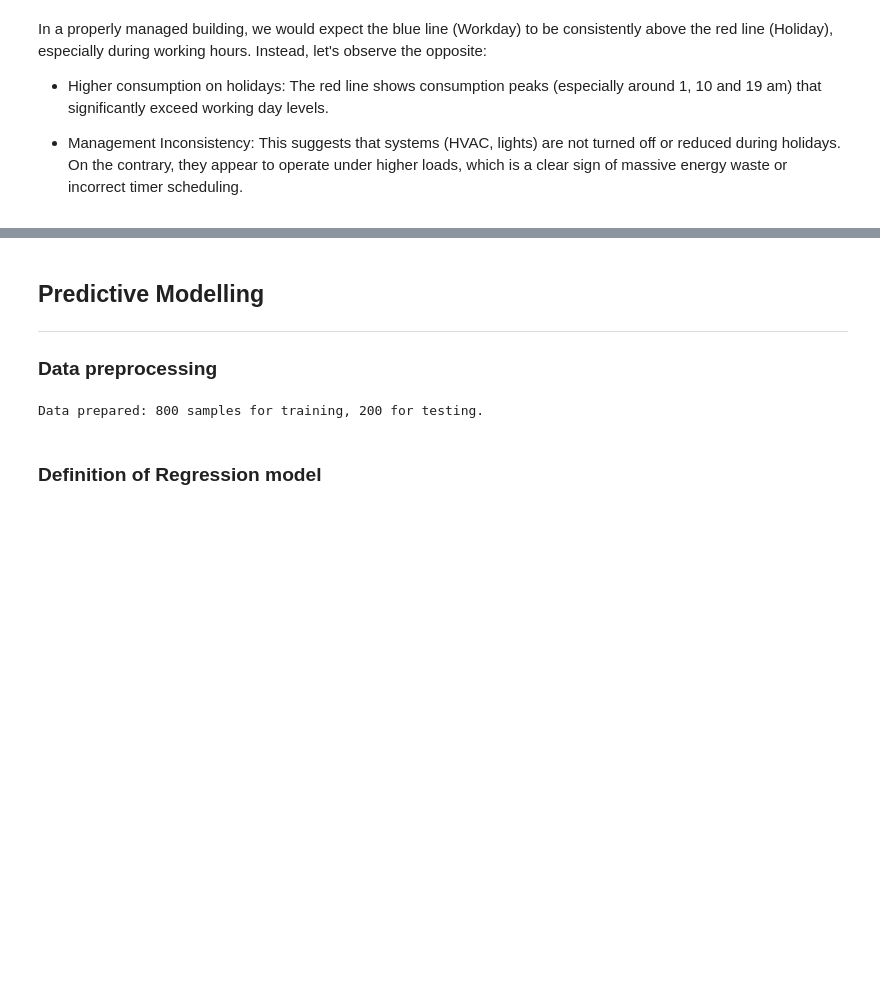
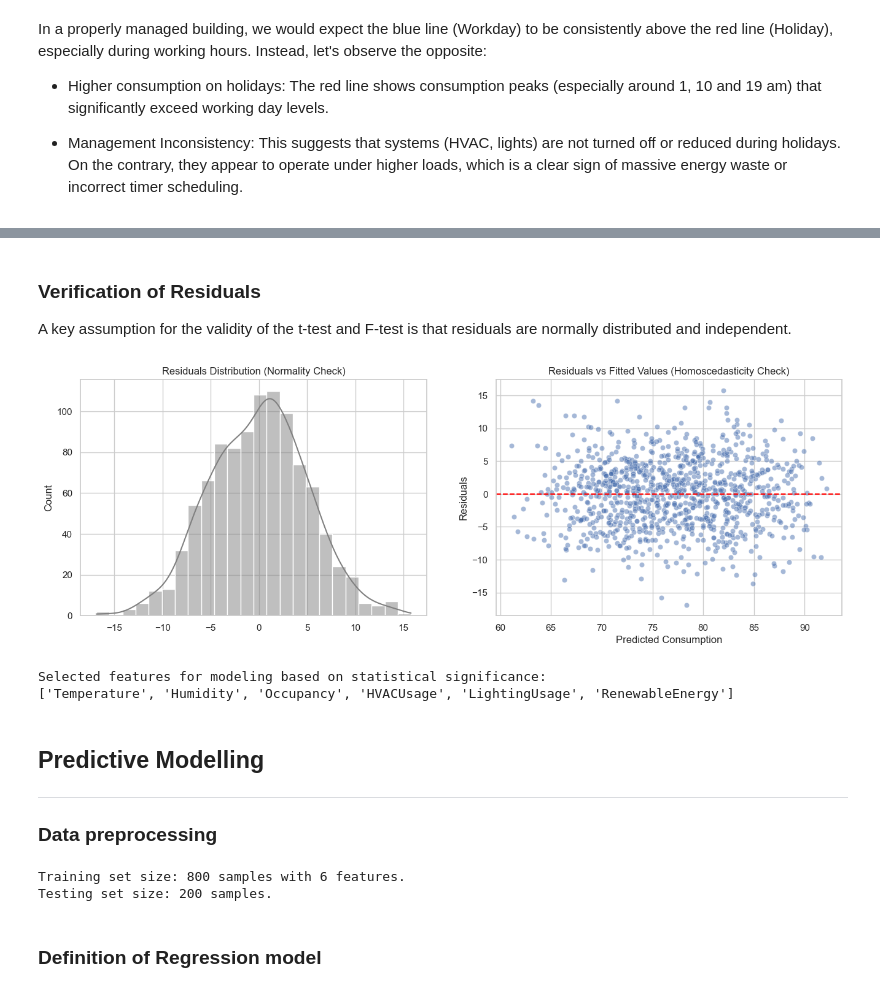
Before and after one commit to nameisalfio/nexus-energy-ds, a Jupyter notebook: energy-server/dataset/python_viz/analysis.ipynb, the cells around one changed output, grey strips where cells are left out. Saved outputs shown, nothing was run; the diff lists cells and outputs as text; code cells hidden in the pictures; blank space fills up the shorter version.

```diff
--- a/energy-server/dataset/python_viz/analysis.ipynb
+++ b/energy-server/dataset/python_viz/analysis.ipynb
@@ -344,3 +440,34 @@ In a properly managed building, we would expect the blue line (Workday) to be co
+# %% [markdown]
+### Verification of Residuals
+
+A key assumption for the validity of the t-test and F-test is that residuals are normally distributed and independent.
+# %%
+# Plotting Residuals Distribution
+residuals = final_stat_model.resid
+
+fig, axes = plt.subplots(1, 2, figsize=(16, 5))
+
+sns.histplot(residuals, kde=True, ax=axes[0], color='gray')
+axes[0].set_title('Residuals Distribution (Normality Check)')
+
+sns.scatterplot(x=final_stat_model.fittedvalues, y=residuals, ax=axes[1], alpha=0.5)
+axes[1].axhline(0, color='red', linestyle='--')
+axes[1].set_title('Residuals vs Fitted Values (Homoscedasticity Check)')
+axes[1].set_xlabel('Predicted Consumption')
+axes[1].set_ylabel('Residuals')
+
+plt.show()
+# %% [output]
+[figure, added]
+# %%
+selected_features = final_stat_model.pvalues[final_stat_model.pvalues < 0.05].index.tolist()
+if 'const' in selected_features: selected_features.remove('const')
+
+print("Selected features for modeling based on statistical significance:")
+print(selected_features)
+# %% [output]
+Selected features for modeling based on statistical significance:
+['Temperature', 'Humidity', 'Occupancy', 'HVACUsage', 'LightingUsage', 'RenewableEnergy']
 # %% [markdown]
 ## Predictive Modelling
 ___
@@ -353,25 +480,33 @@ import torch.optim as optim
 from sklearn.model_selection import train_test_split
 from sklearn.preprocessing import StandardScaler, LabelEncoder
 
-# 1. Encoding categorical variables
+# 1. Feature filtering based on statistical significance
+# This list is derived from the p-values of the preliminary statistical model
+selected_features = final_stat_model.pvalues[final_stat_model.pvalues < 0.05].index.tolist()
+if 'const' in selected_features:
+    selected_features.remove('const')
+
+# 2. Data Preparation and Categorical Encoding
 le = LabelEncoder()
 df_ml = df.copy()
-categorical_cols = ['HVACUsage', 'LightingUsage', 'DayOfWeek', 'Holiday']
 
-for col in categorical_cols:
-    df_ml[col] = le.fit_transform(df_ml[col])
+# Identify which categorical columns are present in the selected features
+categorical_targets = ['HVACUsage', 'LightingUsage', 'DayOfWeek', 'Holiday']
+active_categoricals = [col for col in categorical_targets if col in selected_features]
 
-# 2. Feature Selection
-# We exclude Timestamp and the Target
-features = ['Temperature', 'Humidity', 'SquareFootage', 'Occupancy',
-            'HVACUsage', 'LightingUsage', 'RenewableEnergy', 'Hour', 'DayOfWeek_Num']
-X = df_ml[features].values
+for col in active_categoricals:
+    df_ml[col] = le.fit_transform(df_ml[col].astype(str))
+
+# 3. Dynamic Feature Selection
+# X is constructed using only the statistically significant predictors
+X = df_ml[selected_features].values
 y = df_ml['EnergyConsumption'].values.reshape(-1, 1)
 
-# 3. Train/Test Split
+# 4. Dataset Partitioning (Train/Test Split)
 X_train, X_test, y_train, y_test = train_test_split(X, y, test_size=0.2, random_state=42)
 
-# 4. Scaling
+# 5. Feature and Target Scaling
+# Standardizing features to mean=0 and variance=1 for optimal gradient descent
 scaler_X = StandardScaler()
 scaler_y = StandardScaler()
 
@@ -380,14 +515,17 @@ X_test = scaler_X.transform(X_test)
 y_train = scaler_y.fit_transform(y_train)
 y_test = scaler_y.transform(y_test)
 
-# 5. Convert to PyTorch Tensors
+# 6. Tensor Conversion for PyTorch Compatibility
 X_train_t = torch.tensor(X_train, dtype=torch.float32)
 y_train_t = torch.tensor(y_train, dtype=torch.float32)
 X_test_t = torch.tensor(X_test, dtype=torch.float32)
 y_test_t = torch.tensor(y_test, dtype=torch.float32)
-print(f"Data prepared: {X_train_t.shape[0]} samples for training, {X_test_t.shape[0]} for testing.")
+
+print(f"Training set size: {X_train_t.shape[0]} samples with {X_train_t.shape[1]} features.")
+print(f"Testing set size: {X_test_t.shape[0]} samples.")
 # %% [output]
-Data prepared: 800 samples for training, 200 for testing.
+Training set size: 800 samples with 6 features.
+Testing set size: 200 samples.
 # %% [markdown]
 ### Definition of Regression model
 # %%
```
Also changed, not shown: parts of 23 cells of this notebook, 13 other files.
